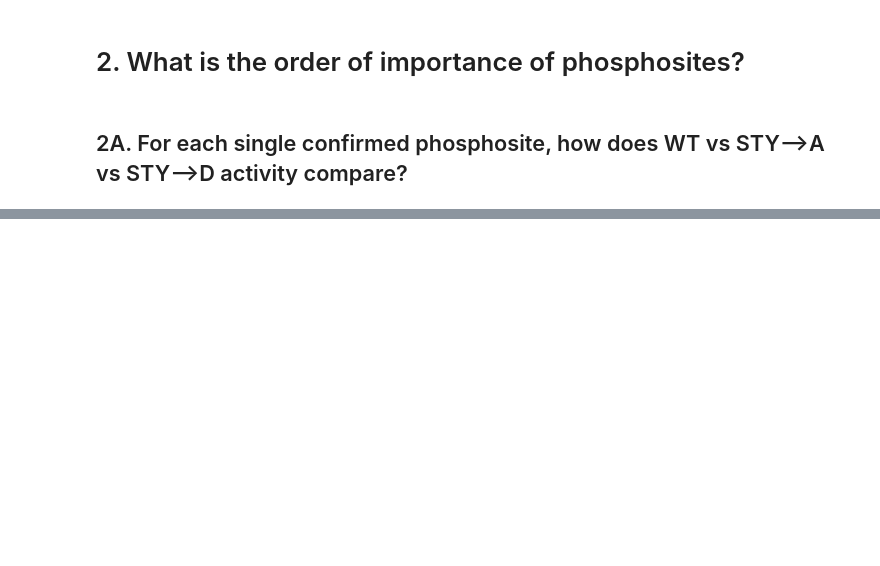
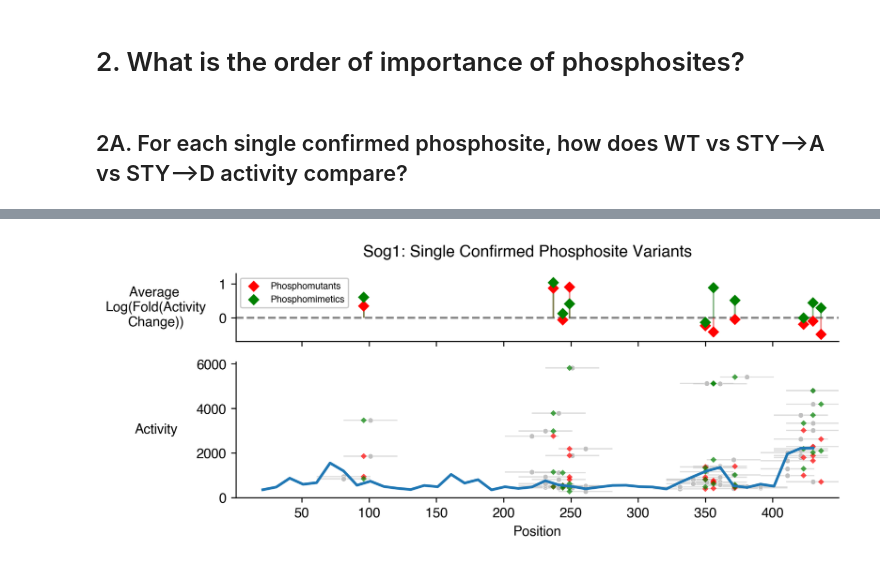
Before and after one commit to sanjanakotha/sog1, a Jupyter notebook: notebooks/Phosphosites.ipynb, the cells around one changed output, grey strips where cells are left out. Cells and saved outputs as stored; diff of their text form; code cells hidden in the pictures; blank space fills up the shorter version.

```diff
--- a/notebooks/Phosphosites.ipynb
+++ b/notebooks/Phosphosites.ipynb
@@ -229,0 +270,4 @@ sns.despine()
+# %%
+PSv_conf2sD = sog1_helpers.return_activities("PSv_conf2sD")
+PSv_conf2sD = PSv_conf2sD[~PSv_conf2sD["Description"].str.contains("DD")]
+PSv_conf2sD.head(3)
@@ -229,0 +279,3 @@ sns.despine()
+# %%
+PSv_conf2sD_vs_basic = sog1_helpers.add_var_positions(PSv_conf2sD, BasicArTh, activity_col)
+PSv_conf2sD_vs_basic
@@ -229,0 +300,3 @@ sns.despine()
+# %%
+conf_s_A_D = pd.merge(PSv_conf2sA_STYA_vs_basic, PSv_conf2sD_vs_basic, on = ["Start", "mid", "End", "var"], suffixes = ("_A", "_D"))
+conf_s_A_D
@@ -229,0 +322,8 @@ sns.despine()
+# %%
+
+conf_s_A_D["log_activ_fold_change_D"] = np.log(conf_s_A_D["activ_fold_change_D"])
+conf_s_A_D["log_activ_fold_change_A"] = np.log(conf_s_A_D["activ_fold_change_A"])
+
+pos_avgs = conf_s_A_D[["var", "log_activ_fold_change_D", "log_activ_fold_change_A"]].groupby("var").mean()
+pos_avgs = pos_avgs.reset_index()
+pos_avgs
@@ -229,0 +342,79 @@ sns.despine()
+# %%
+plt.figure(figsize = (8, 1.5), dpi = 300)
+
+
+fig, axs = plt.subplots(2, 1, figsize=(8, 3), sharex=True, gridspec_kw = {'height_ratios' : [1, 2]}, dpi = 300)
+
+# Plot part 1
+ps_locs = sog1_aa_features[sog1_aa_features["PS"]]
+
+
+# for pos in ps_locs["pos"]:
+#     axs[0].axvline(pos, color = "gray", zorder = 0, alpha = 0.2, lw = 2)
+
+
+# sns.scatterplot(data = conf_s_A_D, x = "var", y = "log_activ_fold_change_A", color = "red", alpha = 0.5, edgecolor = 'none', s = 10)
+# sns.scatterplot(data = conf_s_A_D, x = "var", y = "log_activ_fold_change_D", color = "green", alpha = 0.5, edgecolor = 'none', s = 10)
+
+sns.barplot(data=pos_avgs,
+                x="var",
+                y="log_activ_fold_change_A",
+                legend=False,
+                alpha=0.5,
+                edgecolor = "none",
+                native_scale = True, ax = axs[0], color = "red", width = 0.25)
+
+
+
+sns.barplot(data=pos_avgs,
+                x="var",
+                y="log_activ_fold_change_D",
+                legend=False,
+                alpha=0.5,
+                edgecolor = "none",
+                native_scale = True, ax = axs[0], color = "green", width = 0.25)
+
+sns.scatterplot(data = pos_avgs, x = "var", y = "log_activ_fold_change_A", color = "red", marker = "D", lw = 1, edgecolor = 'none', ax = axs[0],
+                label = "Phosphomutants")
+sns.scatterplot(data = pos_avgs, x = "var", y = "log_activ_fold_change_D", color = "green", marker = "D", lw = 1, edgecolor = 'none', ax = axs[0],
+                label = "Phosphomimetics")
+
+#axs[0].legend(bbox_to_anchor = (1, 1), fontsize = "small")
+axs[0].legend(loc = "upper left", fontsize = "x-small", framealpha = 1)
+
+#axs[0].text(x = 0, y = 1, s = "Phosphomutants ($\\rightarrow$A)", color = "red")
+
+# Plot part 2
+sog1_helpers.plot_all_tiles(PSv_conf2sA_STYA_vs_basic, activity_col + "_var", ax=axs[1], color='silver')
+sns.scatterplot(data=PSv_conf2sA_STYA_vs_basic,
+                x="var",
+                y=activity_col + "_var",
+                color="red",
+                legend=False,
+                alpha=0.7, ax=axs[1], marker = "D", edgecolor = "none", s = 10)
+
+sog1_helpers.plot_all_tiles(PSv_conf2sD_vs_basic, activity_col + "_var", ax=axs[1], color='silver')
+sns.scatterplot(data=PSv_conf2sD_vs_basic,
+                x="var",
+                y=activity_col + "_var",
+                color="green",
+                legend=False,
+                alpha=0.7, ax=axs[1], marker = "D", edgecolor = "none", s = 10)
+
+sns.lineplot(data=BasicArTh, x="mid", y=activity_col, label="WT Tiles", lw=2, ax=axs[1], legend = False)
+
+
+axs[0].axhline(0, color = "gray", zorder = 0, linestyle = "--")
+axs[0].set_ylabel("Average \nLog(Fold(Activity\nChange))", rotation = 0, labelpad = 30, va = 'center')
+axs[0].set_ylim(-0.7, 1.3)
+
+axs[1].set_xlim(1, 449)
+axs[1].set_ylabel("Activity", rotation = 0, labelpad = 30, va = 'center')
+axs[1].set_xlabel("Position")
+
+sns.despine()
+
+plt.suptitle("Sog1: Single Confirmed Phosphosite Variants")
+
+fig.align_ylabels(axs)
+# %% [output]
@@ -229,0 +422 @@ sns.despine()
+[figure, added]
```
Also changed, not shown: parts of 11 cells of this notebook, 3 other files.
